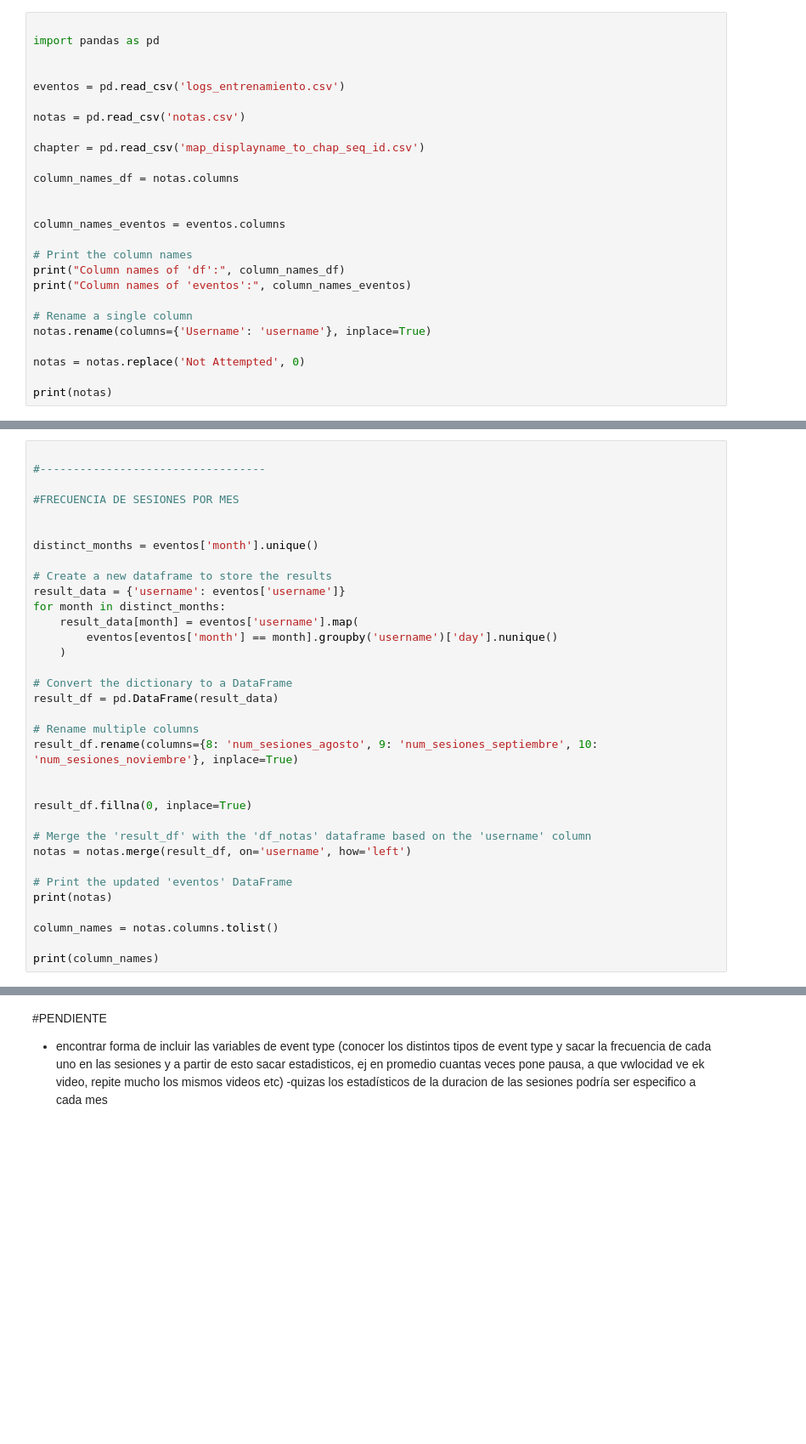
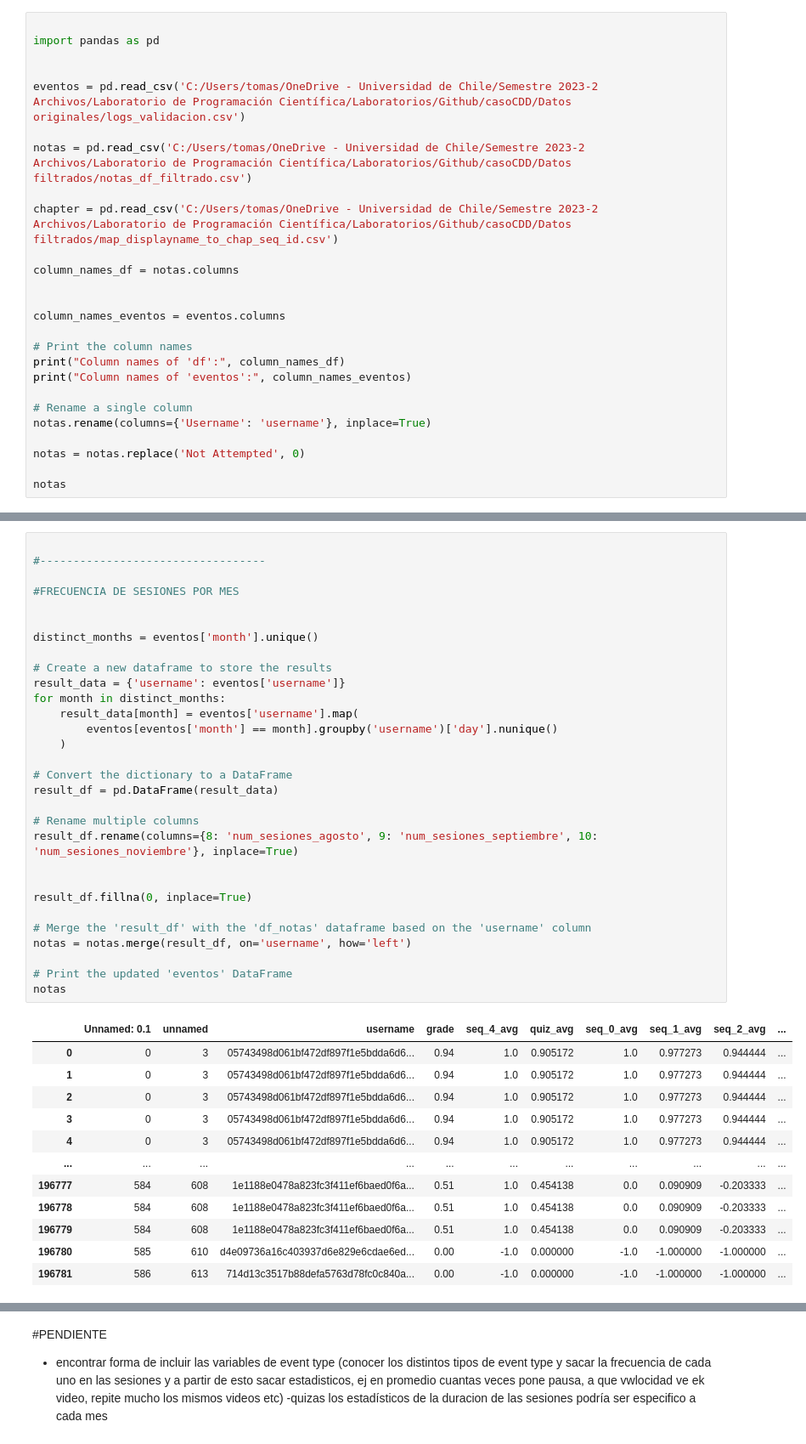
Before and after one commit to danieljarah/casoCDD, a Jupyter notebook: Cruce/Cruce.ipynb, the cells around one changed output, grey strips where cells are left out. Shown at 85% size. Saved outputs shown, nothing was run; the diff lists cells and outputs as text; blank space fills up the shorter version.

```diff
--- a/Cruce/Cruce.ipynb
+++ b/Cruce/Cruce.ipynb
@@ -3,11 +3,11 @@
 import pandas as pd
 
 
-eventos = pd.read_csv('logs_entrenamiento.csv')
+eventos = pd.read_csv('C:/Users/tomas/OneDrive - Universidad de Chile/Semestre 2023-2 Archivos/Laboratorio de Programación Científica/Laboratorios/Github/casoCDD/Datos originales/logs_validacion.csv')
 
-notas = pd.read_csv('notas.csv')
+notas = pd.read_csv('C:/Users/tomas/OneDrive - Universidad de Chile/Semestre 2023-2 Archivos/Laboratorio de Programación Científica/Laboratorios/Github/casoCDD/Datos filtrados/notas_df_filtrado.csv')
 
-chapter = pd.read_csv('map_displayname_to_chap_seq_id.csv')
+chapter = pd.read_csv('C:/Users/tomas/OneDrive - Universidad de Chile/Semestre 2023-2 Archivos/Laboratorio de Programación Científica/Laboratorios/Github/casoCDD/Datos filtrados/map_displayname_to_chap_seq_id.csv')
 
 column_names_df = notas.columns
 
@@ -23,5 +23,5 @@ notas.rename(columns={'Username': 'username'}, inplace=True)
 
 notas = notas.replace('Not Attempted', 0)
 
-print(notas)
+notas
 # %% [output]
@@ -228,35 +222,43 @@ print(column_names)
 # %%
 
 #----------------------------------
 
 #FRECUENCIA DE SESIONES POR MES
 
 
 distinct_months = eventos['month'].unique()
 
 # Create a new dataframe to store the results
 result_data = {'username': eventos['username']}
 for month in distinct_months:
     result_data[month] = eventos['username'].map(
         eventos[eventos['month'] == month].groupby('username')['day'].nunique()
     )
 
 # Convert the dictionary to a DataFrame
 result_df = pd.DataFrame(result_data)
 
 # Rename multiple columns
 result_df.rename(columns={8: 'num_sesiones_agosto', 9: 'num_sesiones_septiembre', 10: 'num_sesiones_noviembre'}, inplace=True)
 
 
 result_df.fillna(0, inplace=True)
 
 # Merge the 'result_df' with the 'df_notas' dataframe based on the 'username' column
 notas = notas.merge(result_df, on='username', how='left')
 
 # Print the updated 'eventos' DataFrame
-print(notas)
-
-column_names = notas.columns.tolist()
-
-print(column_names)
+notas
 # %% [output]
+|  | Unnamed: 0.1 | unnamed | username | grade | seq_4_avg | quiz_avg | seq_0_avg | seq_1_avg | seq_2_avg | ... |
+| 0 | 0 | 3 | 05743498d061bf472df897f1e5bdda6d6... | 0.94 | 1.0 | 0.905172 | 1.0 | 0.977273 | 0.944444 | ... |
+| 1 | 0 | 3 | 05743498d061bf472df897f1e5bdda6d6... | 0.94 | 1.0 | 0.905172 | 1.0 | 0.977273 | 0.944444 | ... |
+| 2 | 0 | 3 | 05743498d061bf472df897f1e5bdda6d6... | 0.94 | 1.0 | 0.905172 | 1.0 | 0.977273 | 0.944444 | ... |
+| 3 | 0 | 3 | 05743498d061bf472df897f1e5bdda6d6... | 0.94 | 1.0 | 0.905172 | 1.0 | 0.977273 | 0.944444 | ... |
+| 4 | 0 | 3 | 05743498d061bf472df897f1e5bdda6d6... | 0.94 | 1.0 | 0.905172 | 1.0 | 0.977273 | 0.944444 | ... |
+| ... | ... | ... | ... | ... | ... | ... | ... | ... | ... | ... |
+| 196777 | 584 | 608 | 1e1188e0478a823fc3f411ef6baed0f6a... | 0.51 | 1.0 | 0.454138 | 0.0 | 0.090909 | -0.203333 | ... |
+| 196778 | 584 | 608 | 1e1188e0478a823fc3f411ef6baed0f6a... | 0.51 | 1.0 | 0.454138 | 0.0 | 0.090909 | -0.203333 | ... |
+| 196779 | 584 | 608 | 1e1188e0478a823fc3f411ef6baed0f6a... | 0.51 | 1.0 | 0.454138 | 0.0 | 0.090909 | -0.203333 | ... |
+| 196780 | 585 | 610 | d4e09736a16c403937d6e829e6cdae6ed... | 0.00 | -1.0 | 0.000000 | -1.0 | -1.000000 | -1.000000 | ... |
+| 196781 | 586 | 613 | 714d13c3517b88defa5763d78fc0c840a... | 0.00 | -1.0 | 0.000000 | -1.0 | -1.000000 | -1.000000 | ... |
```
Also changed, not shown: parts of 24 cells of this notebook, 5 other files.
